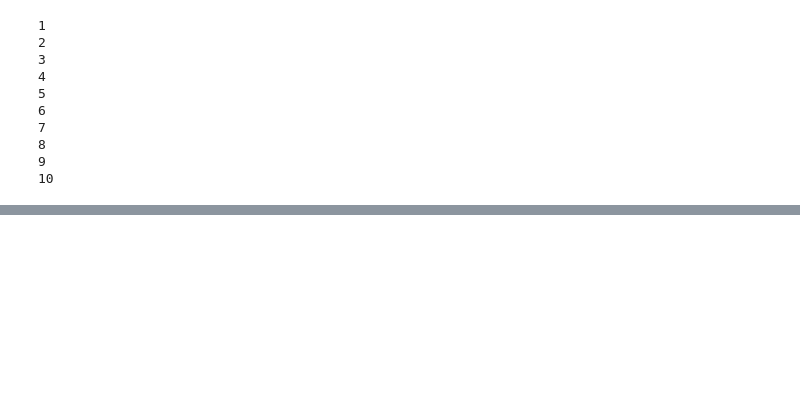
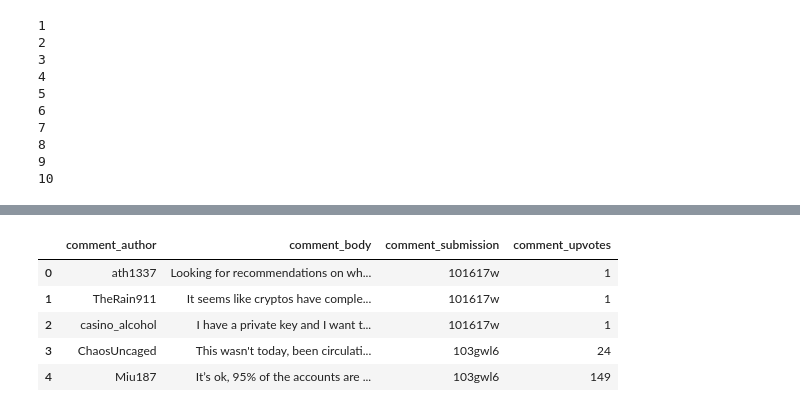
Before and after one commit to ssaurbier/subreddit_nlp, a Jupyter notebook: API.ipynb, the cells around one changed output, grey strips where cells are left out. Saved outputs shown, nothing was run; the diff lists cells and outputs as text; code cells hidden in the pictures; blank space fills up the shorter version.

```diff
--- a/API.ipynb
+++ b/API.ipynb
@@ -157,0 +156,9 @@ Name: time, dtype: int64
+# %%
+df_comments.head()
+# %% [output]
+|  | comment_author | comment_body | comment_submission | comment_upvotes |
+| 0 | ath1337 | Looking for recommendations on wh... | 101617w | 1 |
+| 1 | TheRain911 | It seems like cryptos have comple... | 101617w | 1 |
+| 2 | casino_alcohol | I have a private key and I want t... | 101617w | 1 |
+| 3 | ChaosUncaged | This wasn't today, been circulati... | 103gwl6 | 24 |
+| 4 | Miu187 | It’s ok, 95% of the accounts are ... | 103gwl6 | 149 |
```
Also changed, not shown: parts of 10 cells of this notebook.
